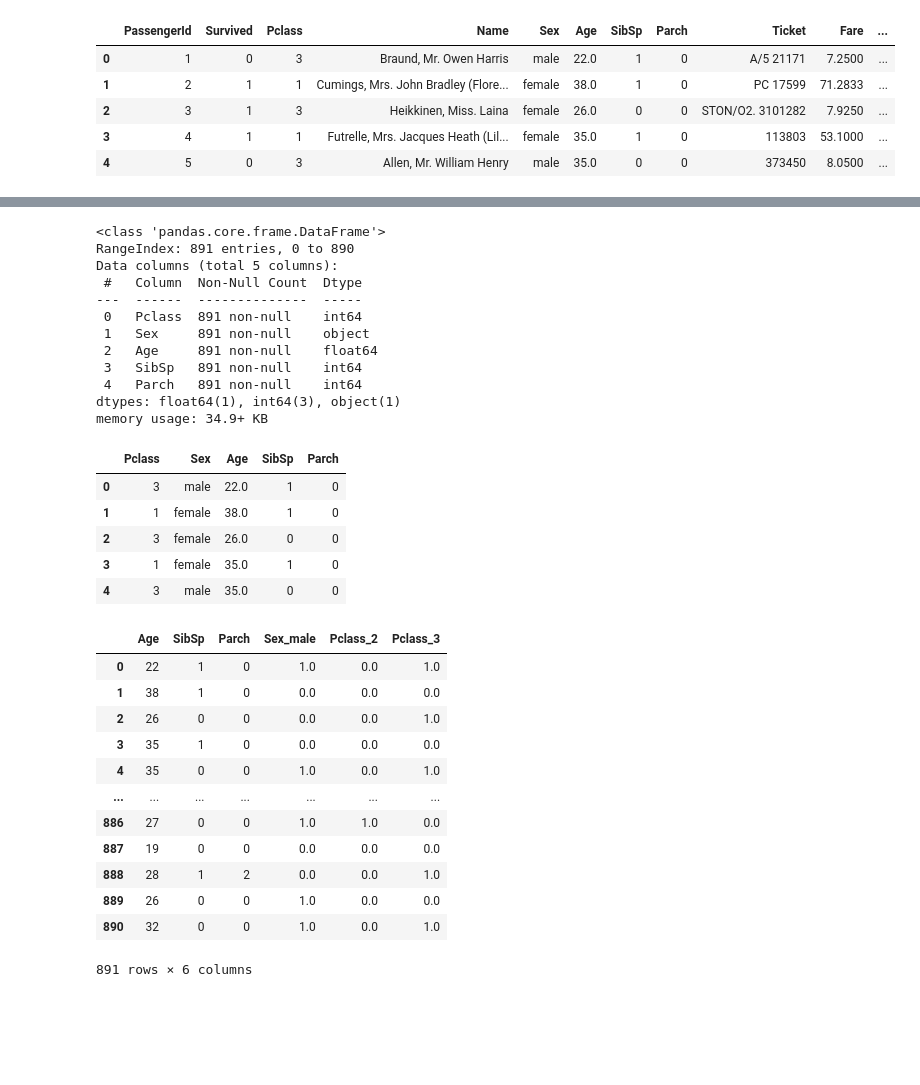
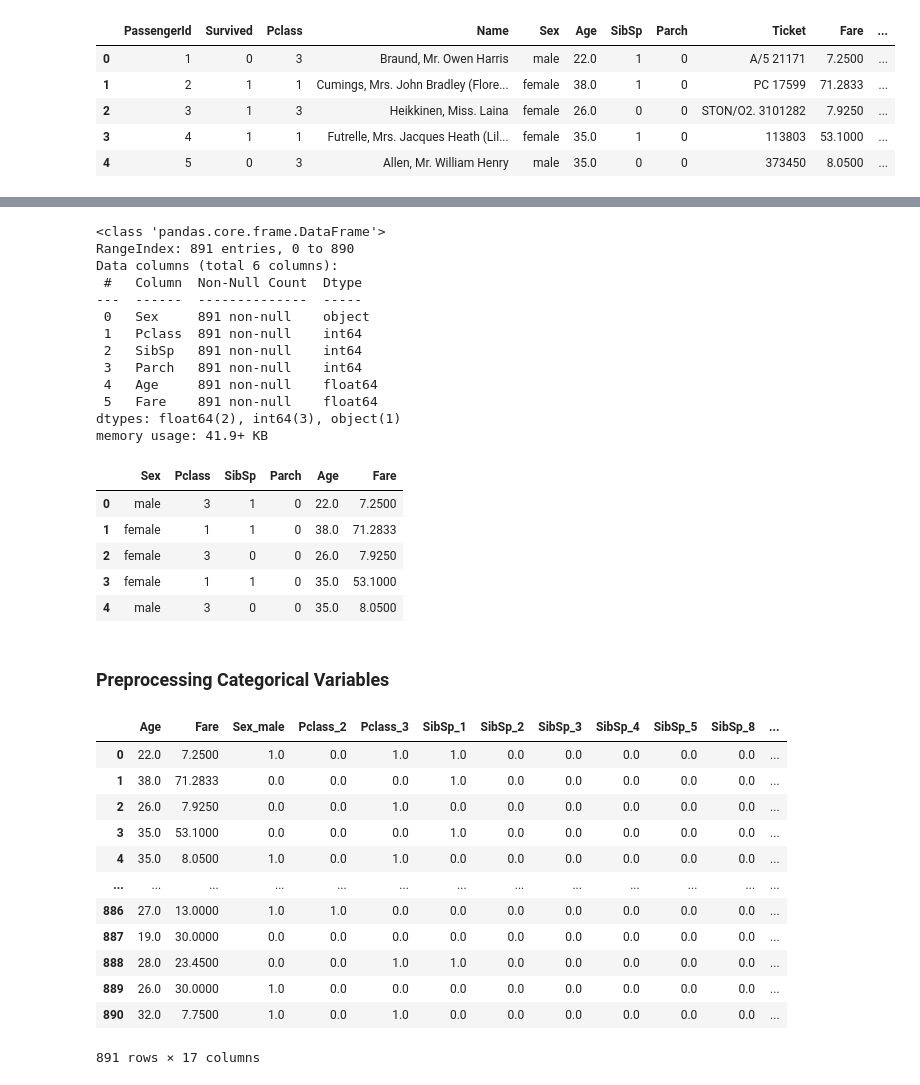
Before and after one commit to henriquemenegaz/titanic, a Jupyter notebook: submission1.ipynb, the cells around one changed output, grey strips where cells are left out. Cells and saved outputs as stored; diff of their text form; code cells hidden in the pictures; blank space fills up the shorter version.

```diff
--- a/submission1.ipynb
+++ b/submission1.ipynb
@@ -36,4 +49,6 @@ df_train_original.head()
 # %%
-input_features = ['Pclass','Sex','Age','SibSp','Parch']
+# input_features = ['Pclass','Sex','Age','SibSp','Parch','Fare','Embarked']
+categorical_features = ['Sex', 'Pclass','SibSp','Parch']
+numerical_features = ['Age', 'Fare']
 # input_features = list(df_train_original.columns)
 # input_features.remove(['Name','Ticket','PassengerId','Cabin','Survived','Fare',])
@@ -40,2 +57,2 @@ input_features = ['Pclass','Sex','Age','SibSp','Parch']
 # %%
-df_train = df_train_original[input_features].copy()
+df_train = df_train_original[categorical_features + numerical_features].copy()
@@ -65,60 +86,60 @@ df_train.info()
 # %% [output]
 <class 'pandas.core.frame.DataFrame'>
 RangeIndex: 891 entries, 0 to 890
-Data columns (total 5 columns):
+Data columns (total 6 columns):
  #   Column  Non-Null Count  Dtype
 ---  ------  --------------  -----
- 0   Pclass  891 non-null    int64
- 1   Sex     891 non-null    object
- 2   Age     891 non-null    float64
- 3   SibSp   891 non-null    int64
- 4   Parch   891 non-null    int64
-dtypes: float64(1), int64(3), object(1)
-memory usage: 34.9+ KB
+ 0   Sex     891 non-null    object
+ 1   Pclass  891 non-null    int64
+ 2   SibSp   891 non-null    int64
+ 3   Parch   891 non-null    int64
+ 4   Age     891 non-null    float64
+ 5   Fare    891 non-null    float64
+dtypes: float64(2), int64(3), object(1)
+memory usage: 41.9+ KB
 # %%
 df_train.head()
 # %% [output]
-|  | Pclass | Sex | Age | SibSp | Parch |
-| 0 | 3 | male | 22.0 | 1 | 0 |
-| 1 | 1 | female | 38.0 | 1 | 0 |
-| 2 | 3 | female | 26.0 | 0 | 0 |
-| 3 | 1 | female | 35.0 | 1 | 0 |
-| 4 | 3 | male | 35.0 | 0 | 0 |
+|  | Sex | Pclass | SibSp | Parch | Age | Fare |
+| 0 | male | 3 | 1 | 0 | 22.0 | 7.2500 |
+| 1 | female | 1 | 1 | 0 | 38.0 | 71.2833 |
+| 2 | female | 3 | 0 | 0 | 26.0 | 7.9250 |
+| 3 | female | 1 | 1 | 0 | 35.0 | 53.1000 |
+| 4 | male | 3 | 0 | 0 | 35.0 | 8.0500 |
-# %%
-df_train['Age'] = df_train['Age'].astype('int')
+# %% [markdown]
+### Preprocessing Categorical Variables
 # %%
-# Assuming you have a DataFrame called 'df' with categorical columns
-categorical_columns = ['Sex', 'Pclass']
-
+## One-Hot Encoding to categorical variables
 # Create an instance of the OneHotEncoder
 encoder = OneHotEncoder(drop='first')
 
 #encoded
-encoded = encoder.fit_transform(df_train[categorical_columns])
+encoded = encoder.fit_transform(df_train[categorical_features])
 
 # Fit and transform the categorical columns using the encoder
 df_train_encoded = pd.DataFrame(encoded.toarray())
 
 # Assign column names to the encoded DataFrame
-df_train_encoded.columns = encoder.get_feature_names_out(categorical_columns)
+df_train_encoded.columns = encoder.get_feature_names_out(categorical_features)
 
 # Concatenate the encoded DataFrame with the original DataFrame
-df_train_encoded = pd.concat([df_train, df_train_encoded], axis=1)
+df_train = pd.concat([df_train, df_train_encoded], axis=1)
 
 # Drop the original categorical columns
-df_train_encoded.drop(categorical_columns, axis=1, inplace=True)
-df_train_encoded
+df_train.drop(categorical_features, axis=1, inplace=True)
+
+df_train
 # %% [output]
-|  | Age | SibSp | Parch | Sex_male | Pclass_2 | Pclass_3 |
-| 0 | 22 | 1 | 0 | 1.0 | 0.0 | 1.0 |
-| 1 | 38 | 1 | 0 | 0.0 | 0.0 | 0.0 |
-| 2 | 26 | 0 | 0 | 0.0 | 0.0 | 1.0 |
-| 3 | 35 | 1 | 0 | 0.0 | 0.0 | 0.0 |
-| 4 | 35 | 0 | 0 | 1.0 | 0.0 | 1.0 |
-| ... | ... | ... | ... | ... | ... | ... |
-| 886 | 27 | 0 | 0 | 1.0 | 1.0 | 0.0 |
-| 887 | 19 | 0 | 0 | 0.0 | 0.0 | 0.0 |
-| 888 | 28 | 1 | 2 | 0.0 | 0.0 | 1.0 |
-| 889 | 26 | 0 | 0 | 1.0 | 0.0 | 0.0 |
-| 890 | 32 | 0 | 0 | 1.0 | 0.0 | 1.0 |
+|  | Age | Fare | Sex_male | Pclass_2 | Pclass_3 | SibSp_1 | SibSp_2 | SibSp_3 | SibSp_4 | SibSp_5 | SibSp_8 | ... |
+| 0 | 22.0 | 7.2500 | 1.0 | 0.0 | 1.0 | 1.0 | 0.0 | 0.0 | 0.0 | 0.0 | 0.0 | ... |
+| 1 | 38.0 | 71.2833 | 0.0 | 0.0 | 0.0 | 1.0 | 0.0 | 0.0 | 0.0 | 0.0 | 0.0 | ... |
+| 2 | 26.0 | 7.9250 | 0.0 | 0.0 | 1.0 | 0.0 | 0.0 | 0.0 | 0.0 | 0.0 | 0.0 | ... |
+| 3 | 35.0 | 53.1000 | 0.0 | 0.0 | 0.0 | 1.0 | 0.0 | 0.0 | 0.0 | 0.0 | 0.0 | ... |
+| 4 | 35.0 | 8.0500 | 1.0 | 0.0 | 1.0 | 0.0 | 0.0 | 0.0 | 0.0 | 0.0 | 0.0 | ... |
+| ... | ... | ... | ... | ... | ... | ... | ... | ... | ... | ... | ... | ... |
+| 886 | 27.0 | 13.0000 | 1.0 | 1.0 | 0.0 | 0.0 | 0.0 | 0.0 | 0.0 | 0.0 | 0.0 | ... |
+| 887 | 19.0 | 30.0000 | 0.0 | 0.0 | 0.0 | 0.0 | 0.0 | 0.0 | 0.0 | 0.0 | 0.0 | ... |
+| 888 | 28.0 | 23.4500 | 0.0 | 0.0 | 1.0 | 1.0 | 0.0 | 0.0 | 0.0 | 0.0 | 0.0 | ... |
+| 889 | 26.0 | 30.0000 | 1.0 | 0.0 | 0.0 | 0.0 | 0.0 | 0.0 | 0.0 | 0.0 | 0.0 | ... |
+| 890 | 32.0 | 7.7500 | 1.0 | 0.0 | 1.0 | 0.0 | 0.0 | 0.0 | 0.0 | 0.0 | 0.0 | ... |
-891 rows × 6 columns
+891 rows × 17 columns
```
Also changed, not shown: parts of 14 cells of this notebook.
